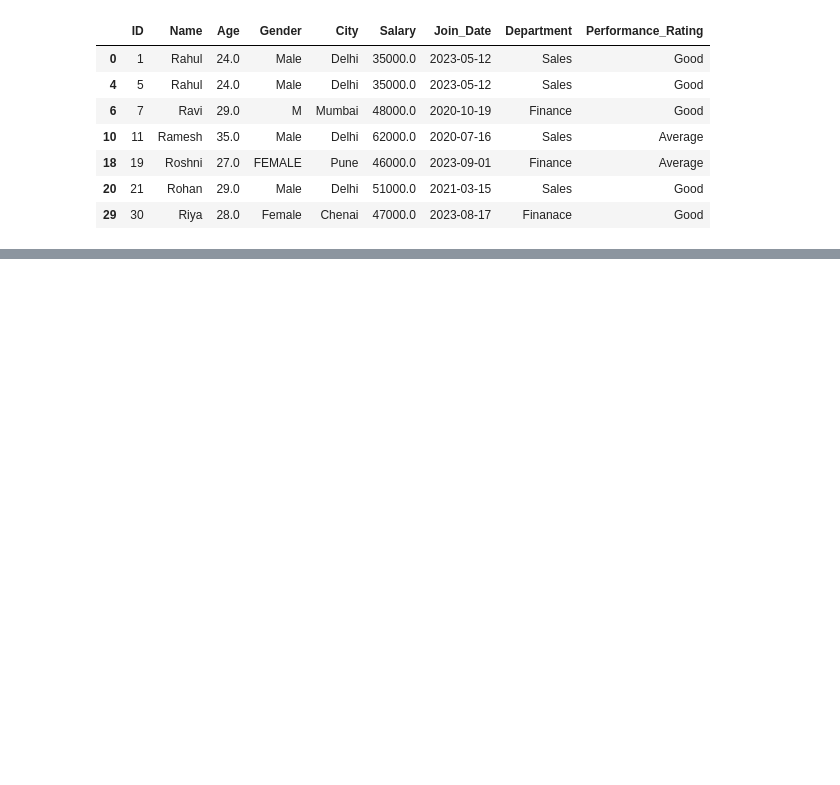
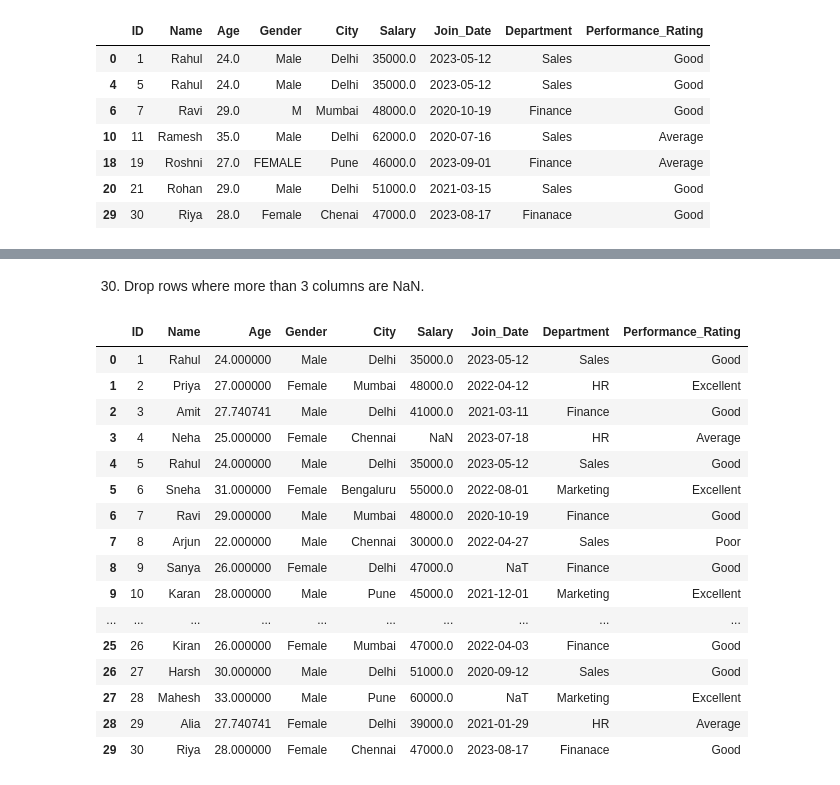
Before and after one commit to O-NS23/Data-Analysis-Basics, a Jupyter notebook: DataAnalysis1.ipynb, the cells around one changed output, grey strips where cells are left out. Drawn from its saved outputs; the diff is of its cells as text; code cells hidden in the pictures; blank space fills up the shorter version.

```diff
--- a/DataAnalysis1.ipynb
+++ b/DataAnalysis1.ipynb
@@ -343,0 +437,8 @@ newdf
+# %%
+df['Gender']=(
+    df['Gender']
+    .str.strip() #Remove extra spaces before and after the string
+    .str.capitalize() #Makes 1st letter capital, and remaining small.
+    .replace({'M':'Male','F':'Female'}) #Replaces the strings based on starting letters
+)
+df['Gender'].head() #To check
@@ -343,0 +469,5 @@ newdf
+# %%
+#Using pandas change the Join_time str to time format and invalid data in column becomes NaN value.
+df['Join_Date']=pd.to_datetime(
+    df['Join_Date'],errors='coerce'
+)
@@ -343,0 +481,9 @@ newdf
+# %%
+df['City'] = (
+    df['City']
+    .str.strip() #Remove extra spaces before and after the string.
+    .str.title() #Every word in each row in City column 1st letter will be capital.
+)
+
+df.loc[df['City'].str.startswith('B'),'City']='Bengaluru' #Every string starting with B replaces with Bengaluru
+df.loc[df['City'].str.startswith('C'),'City']='Chennai' #Every string starting with C replaces with Chennai
@@ -343,0 +501,24 @@ newdf
+# %% [markdown]
+30. Drop rows where more than 3 columns are NaN.
+# %%
+df=df.dropna(thresh=df.shape[1]-3)
+# %%
+df #Sometimes checking manually and understanding is good.
+# %% [output]
+|  | ID | Name | Age | Gender | City | Salary | Join_Date | Department | Performance_Rating |
+| 0 | 1 | Rahul | 24.000000 | Male | Delhi | 35000.0 | 2023-05-12 | Sales | Good |
+| 1 | 2 | Priya | 27.000000 | Female | Mumbai | 48000.0 | 2022-04-12 | HR | Excellent |
+| 2 | 3 | Amit | 27.740741 | Male | Delhi | 41000.0 | 2021-03-11 | Finance | Good |
+| 3 | 4 | Neha | 25.000000 | Female | Chennai | NaN | 2023-07-18 | HR | Average |
+| 4 | 5 | Rahul | 24.000000 | Male | Delhi | 35000.0 | 2023-05-12 | Sales | Good |
+| 5 | 6 | Sneha | 31.000000 | Female | Bengaluru | 55000.0 | 2022-08-01 | Marketing | Excellent |
+| 6 | 7 | Ravi | 29.000000 | Male | Mumbai | 48000.0 | 2020-10-19 | Finance | Good |
+| 7 | 8 | Arjun | 22.000000 | Male | Chennai | 30000.0 | 2022-04-27 | Sales | Poor |
+| 8 | 9 | Sanya | 26.000000 | Female | Delhi | 47000.0 | NaT | Finance | Good |
+| 9 | 10 | Karan | 28.000000 | Male | Pune | 45000.0 | 2021-12-01 | Marketing | Excellent |
+| ... | ... | ... | ... | ... | ... | ... | ... | ... | ... |
+| 25 | 26 | Kiran | 26.000000 | Female | Mumbai | 47000.0 | 2022-04-03 | Finance | Good |
+| 26 | 27 | Harsh | 30.000000 | Male | Delhi | 51000.0 | 2020-09-12 | Sales | Good |
+| 27 | 28 | Mahesh | 33.000000 | Male | Pune | 60000.0 | NaT | Marketing | Excellent |
+| 28 | 29 | Alia | 27.740741 | Female | Delhi | 39000.0 | 2021-01-29 | HR | Average |
+| 29 | 30 | Riya | 28.000000 | Female | Chennai | 47000.0 | 2023-08-17 | Finanace | Good |
```
Also changed, not shown: parts of 30 cells of this notebook.
